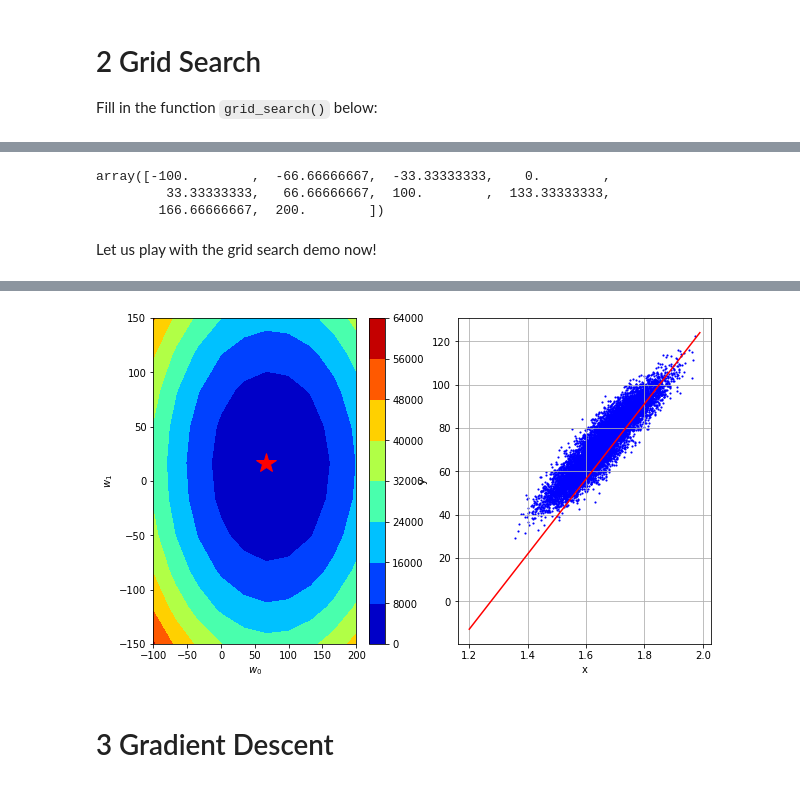
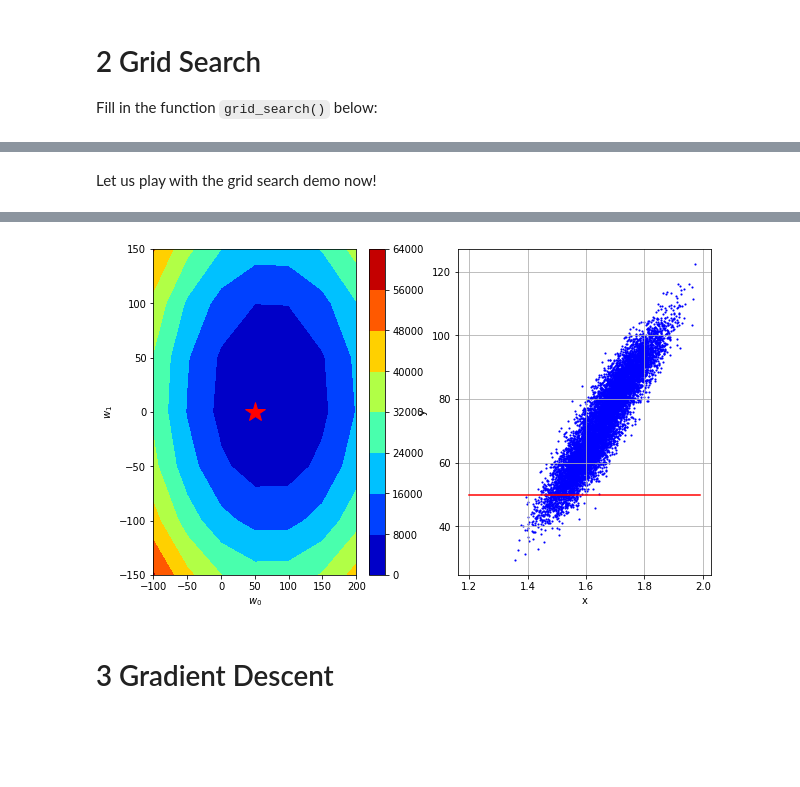
Before and after one commit to refik/ML_course, a Jupyter notebook: labs/ex02/template/ex02.ipynb, the cells around one changed output, grey strips where cells are left out. Saved outputs shown, nothing was run; the diff lists cells and outputs as text; code cells hidden in the pictures; blank space fills up the shorter version.

```diff
--- a/labs/ex02/template/ex02.ipynb
+++ b/labs/ex02/template/ex02.ipynb
@@ -59,20 +59,21 @@ def grid_search(y, tx, w0, w1):
     # ***************************************************
     losses = np.zeros((len(w0), len(w1)))
 
+    min_loss = float("inf")
+    min_loss_w = ()
+
     for i in range(len(w0)):
         for j in range(len(w1)):
-            losses[i,j] = compute_loss(y, tx, np.transpose((w0[i], w1[j])))
+            loss_w  = (w0[i], w1[j])
+            loss = compute_loss(y, tx, loss_w)
+            losses[i,j] = loss
+            if loss < min_loss:
+                min_loss = loss
+                min_loss_w = loss_w
 
-    result_set = sorted([
-        (compute_loss(y, tx, np.transpose((i_w0, i_w1))), i_w0, i_w1)
-        for i_w1 in w1
-        for i_w0 in w0
-    ], key=lambda a: a[0])
-
-    for loss, w0, w1 in result_set[:10]:
-        print("Loss: {} for w0={}, w1={}".format(loss, w0, w1))
+    print("Minimum Loss: {} for w={}".format(min_loss, min_loss_w))
 
     return losses
 
-grid_search(y, tx, np.arange(60, 70, 0.33), np.arange(10, 20, 0.33))
+grid_search(y, tx, np.arange(50, 100, 0.5), np.arange(0, 20, 0.5));
 # %% [output]
@@ -106,9 +81,3 @@ array([[219.60853657, 217.42082636, 215.45091615, 213.69880594,
-# %%
-grid_w0
-# %% [output]
-array([-100.        ,  -66.66666667,  -33.33333333,    0.        ,
-         33.33333333,   66.66666667,  100.        ,  133.33333333,
-        166.66666667,  200.        ])
 # %% [markdown]
 Let us play with the grid search demo now!
 # %%
@@ -116,7 +85,7 @@ from grid_search import generate_w, get_best_parameters
 from plots import grid_visualization
 
 # Generate the grid of parameters to be swept
-grid_w0, grid_w1 = generate_w(num_intervals=10)
+grid_w0, grid_w1 = generate_w(num_intervals=7)
 
 # Start the grid search
 start_time = datetime.datetime.now()
@@ -150,4 +110,4 @@ Grid Search: loss*=84.84896629356496, w0*=66.66666666666669, w1*=16.666666666666
-[figure, old version]
+[figure, new version]
 # %% [markdown]
 # 3 Gradient Descent
 # %% [markdown]
```
Also changed, not shown: parts of 10 cells of this notebook, 4 other files.
